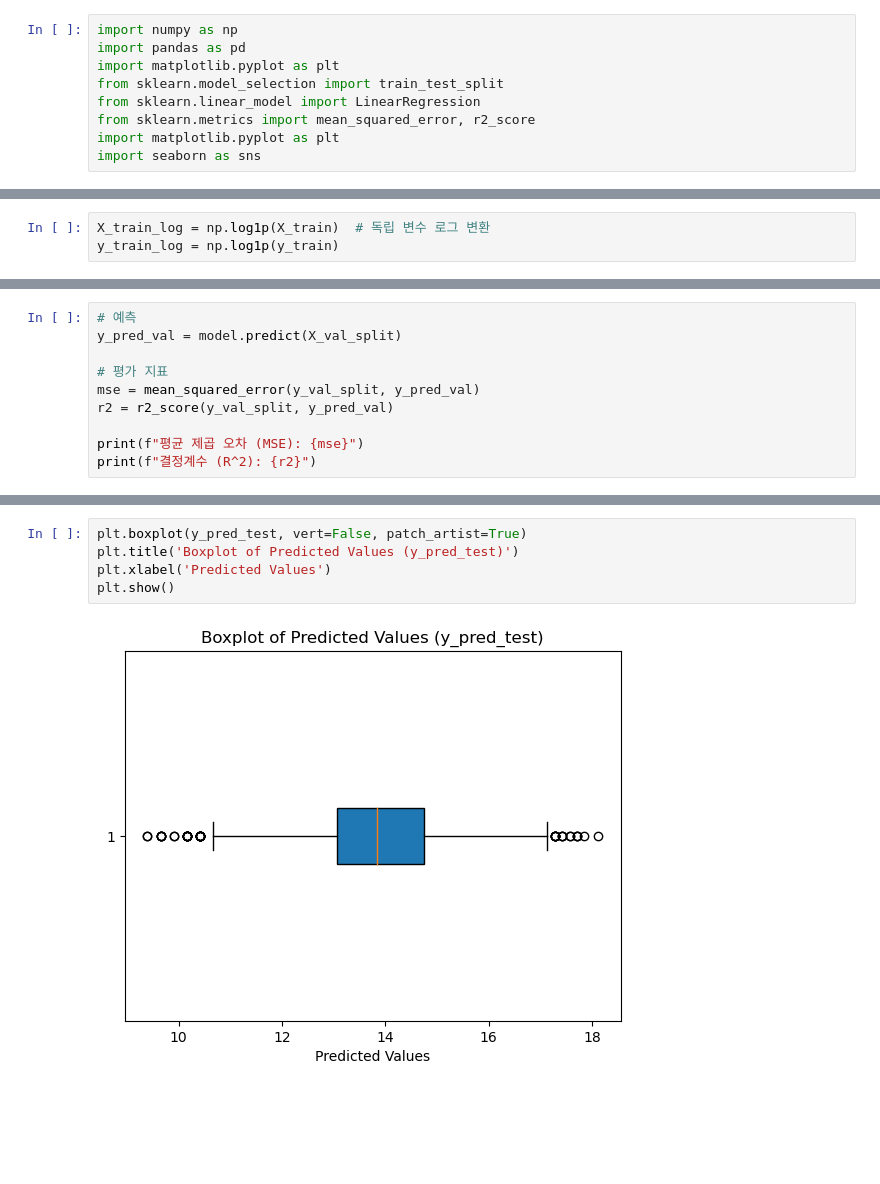
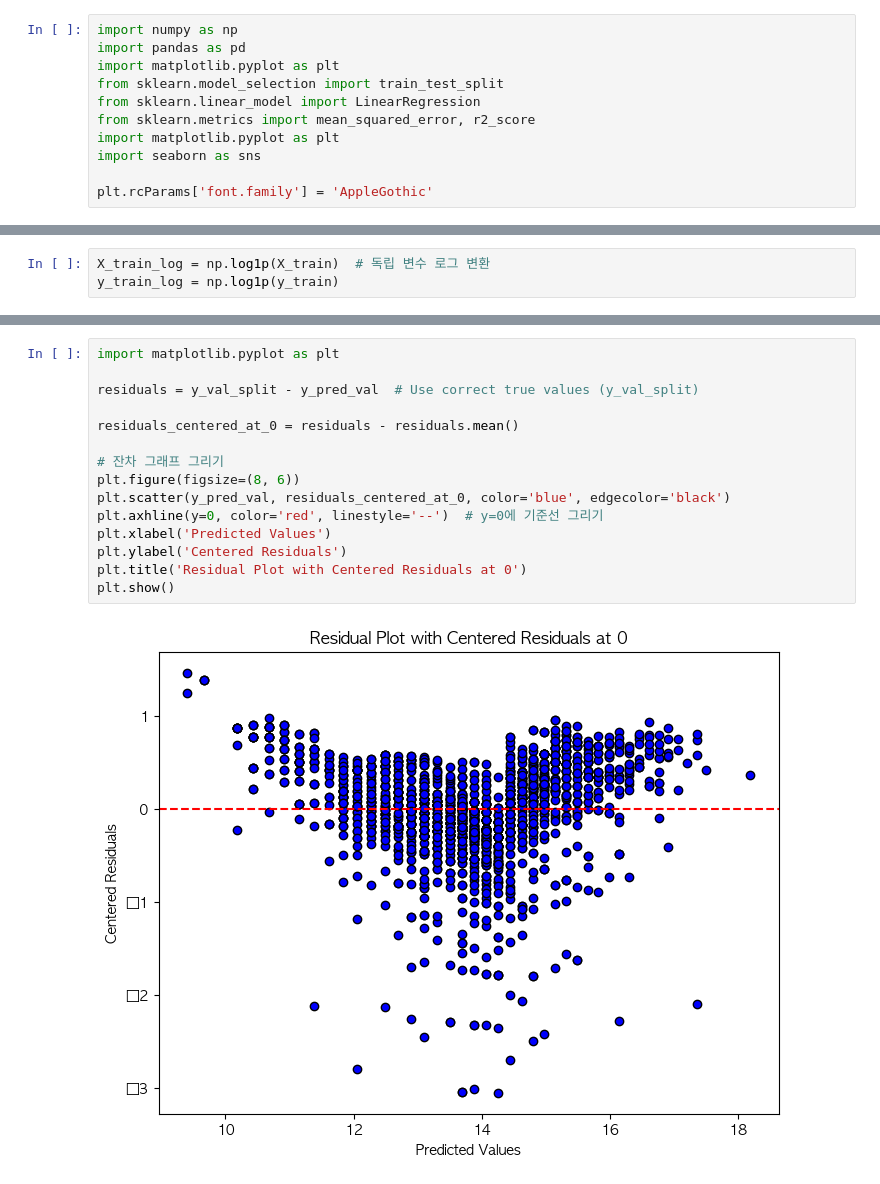
Before and after one commit to Gunhee720/StatisticalData-Analysis-TeamProject, a Jupyter notebook: code/Regression_2.ipynb, the cells around one changed output, grey strips where cells are left out. Saved outputs shown, nothing was run; the diff lists cells and outputs as text; blank space fills up the shorter version.

```diff
--- a/code/Regression_2.ipynb
+++ b/code/Regression_2.ipynb
@@ -11,6 +11,8 @@ from sklearn.linear_model import LinearRegression
 from sklearn.metrics import mean_squared_error, r2_score
 import matplotlib.pyplot as plt
 import seaborn as sns
+
+plt.rcParams['font.family'] = 'AppleGothic'
 # %%
 train = pd.read_csv("FIFA_train.csv")
 test = pd.read_csv("FIFA_test.csv")
@@ -223,10 +239,0 @@ LinearRegression()
-# %%
-# 예측
-y_pred_val = model.predict(X_val_split)
-
-# 평가 지표
-mse = mean_squared_error(y_val_split, y_pred_val)
-r2 = r2_score(y_val_split, y_pred_val)
-
-print(f"평균 제곱 오차 (MSE): {mse}")
-print(f"결정계수 (R^2): {r2}")
@@ -281,7 +364,17 @@ test[['name', 'stat_overall', 'value']]
 # %%
-plt.boxplot(y_pred_test, vert=False, patch_artist=True)
-plt.title('Boxplot of Predicted Values (y_pred_test)')
+import matplotlib.pyplot as plt
+
+residuals = y_val_split - y_pred_val  # Use correct true values (y_val_split)
+
+residuals_centered_at_0 = residuals - residuals.mean()
+
+# 잔차 그래프 그리기
+plt.figure(figsize=(8, 6))
+plt.scatter(y_pred_val, residuals_centered_at_0, color='blue', edgecolor='black')
+plt.axhline(y=0, color='red', linestyle='--')  # y=0에 기준선 그리기
 plt.xlabel('Predicted Values')
+plt.ylabel('Centered Residuals')
+plt.title('Residual Plot with Centered Residuals at 0')
 plt.show()
 # %% [output]
-[figure, old version]
+[figure, new version]
```
Also changed, not shown: parts of 47 cells of this notebook.
